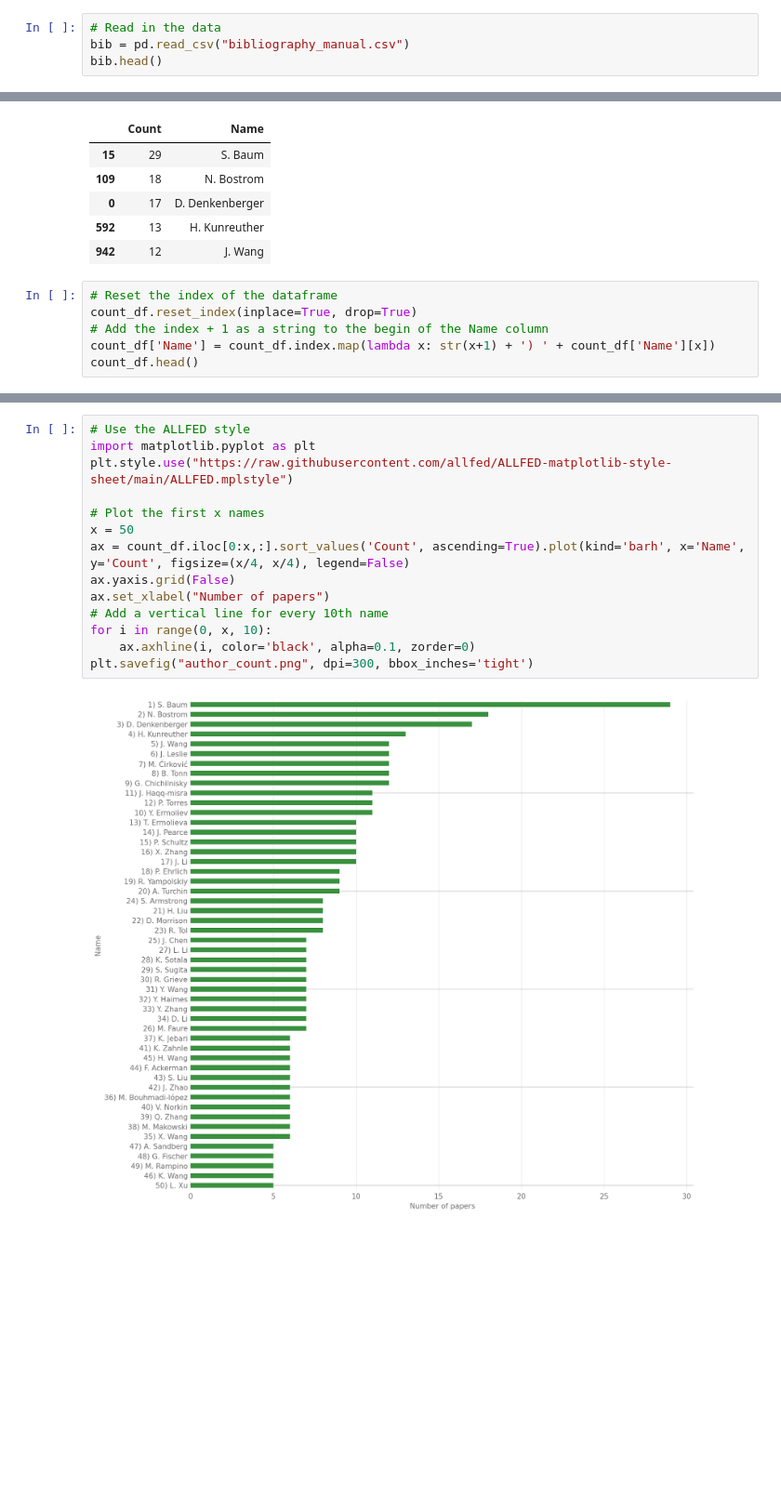
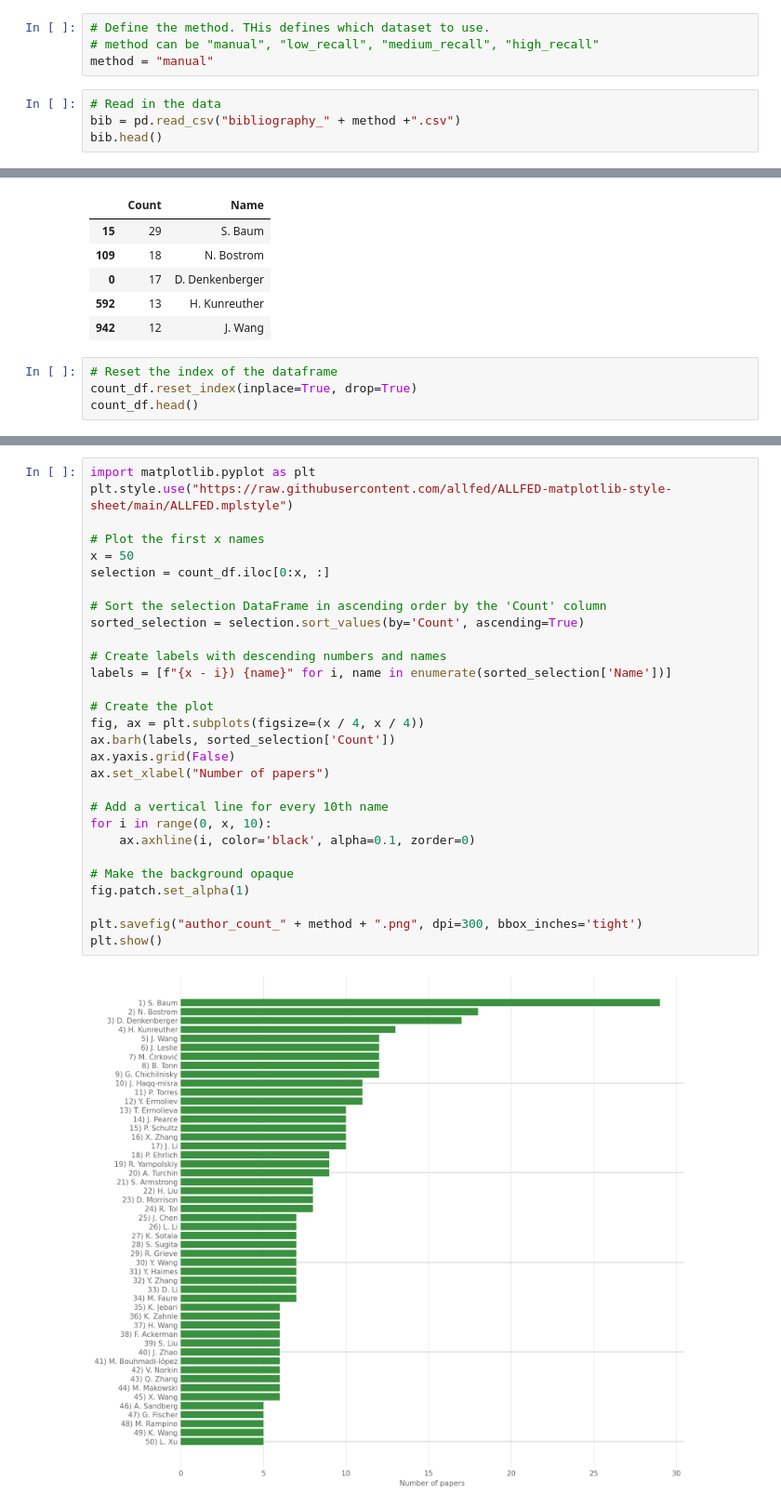
Before and after one commit to florianjehn/X-Risk-Rank, a Jupyter notebook: name_counting.ipynb, the cells around one changed output, grey strips where cells are left out. Shown at 93% size. Drawn from its saved outputs; the diff is of its cells as text; blank space fills up the shorter version.

Commit message:
Fixed label error, added the automated data

```diff
--- a/name_counting.ipynb
+++ b/name_counting.ipynb
@@ -6,9 +6,13 @@ from utils import create_author_count_dataframe
 # %%
 # Import necessary libraries
 import pandas as pd
+# %%
+# Define the method. THis defines which dataset to use.
+# method can be "manual", "low_recall", "medium_recall", "high_recall"
+method = "manual"
 # %%
 # Read in the data
-bib = pd.read_csv("bibliography_manual.csv")
+bib = pd.read_csv("bibliography_" + method +".csv")
 bib.head()
 # %% [output]
 |  | Authors | Year | Title | Journal | Volume | Issue | DOI | Number_of_Assessments | Number_Relevant | ... |
@@ -48,8 +52,6 @@ count_df.head()
 # %%
 # Reset the index of the dataframe
 count_df.reset_index(inplace=True, drop=True)
-# Add the index + 1 as a string to the begin of the Name column
-count_df['Name'] = count_df.index.map(lambda x: str(x+1) + ') ' + count_df['Name'][x])
 count_df.head()
 # %% [output]
 |  | Count | Name |
@@ -61,16 +63,31 @@ count_df.head()
 # %%
-# Use the ALLFED style
 import matplotlib.pyplot as plt
 plt.style.use("https://raw.githubusercontent.com/allfed/ALLFED-matplotlib-style-sheet/main/ALLFED.mplstyle")
 
 # Plot the first x names
 x = 50
-ax = count_df.iloc[0:x,:].sort_values('Count', ascending=True).plot(kind='barh', x='Name', y='Count', figsize=(x/4, x/4), legend=False)
+selection = count_df.iloc[0:x, :]
+
+# Sort the selection DataFrame in ascending order by the 'Count' column
+sorted_selection = selection.sort_values(by='Count', ascending=True)
+
+# Create labels with descending numbers and names
+labels = [f"{x - i}) {name}" for i, name in enumerate(sorted_selection['Name'])]
+
+# Create the plot
+fig, ax = plt.subplots(figsize=(x / 4, x / 4))
+ax.barh(labels, sorted_selection['Count'])
 ax.yaxis.grid(False)
 ax.set_xlabel("Number of papers")
+
 # Add a vertical line for every 10th name
 for i in range(0, x, 10):
     ax.axhline(i, color='black', alpha=0.1, zorder=0)
-plt.savefig("author_count.png", dpi=300, bbox_inches='tight')
+
+# Make the background opaque
+fig.patch.set_alpha(1)
+
+plt.savefig("author_count_" + method + ".png", dpi=300, bbox_inches='tight')
+plt.show()
 # %% [output]
-[figure, old version]
+[figure, new version]
```
Also changed, not shown: parts of 1 cell of this notebook, 5 other files.
